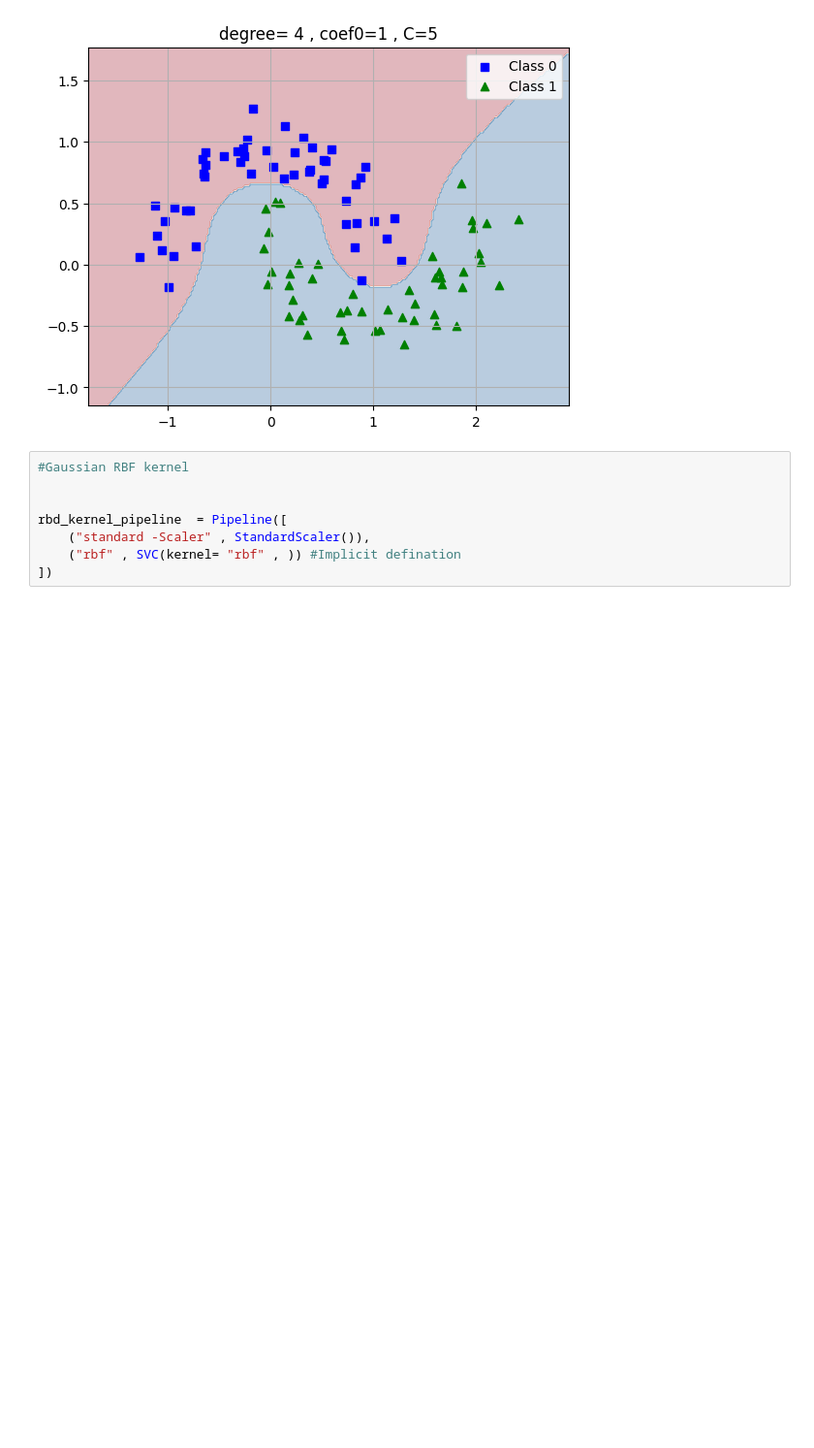
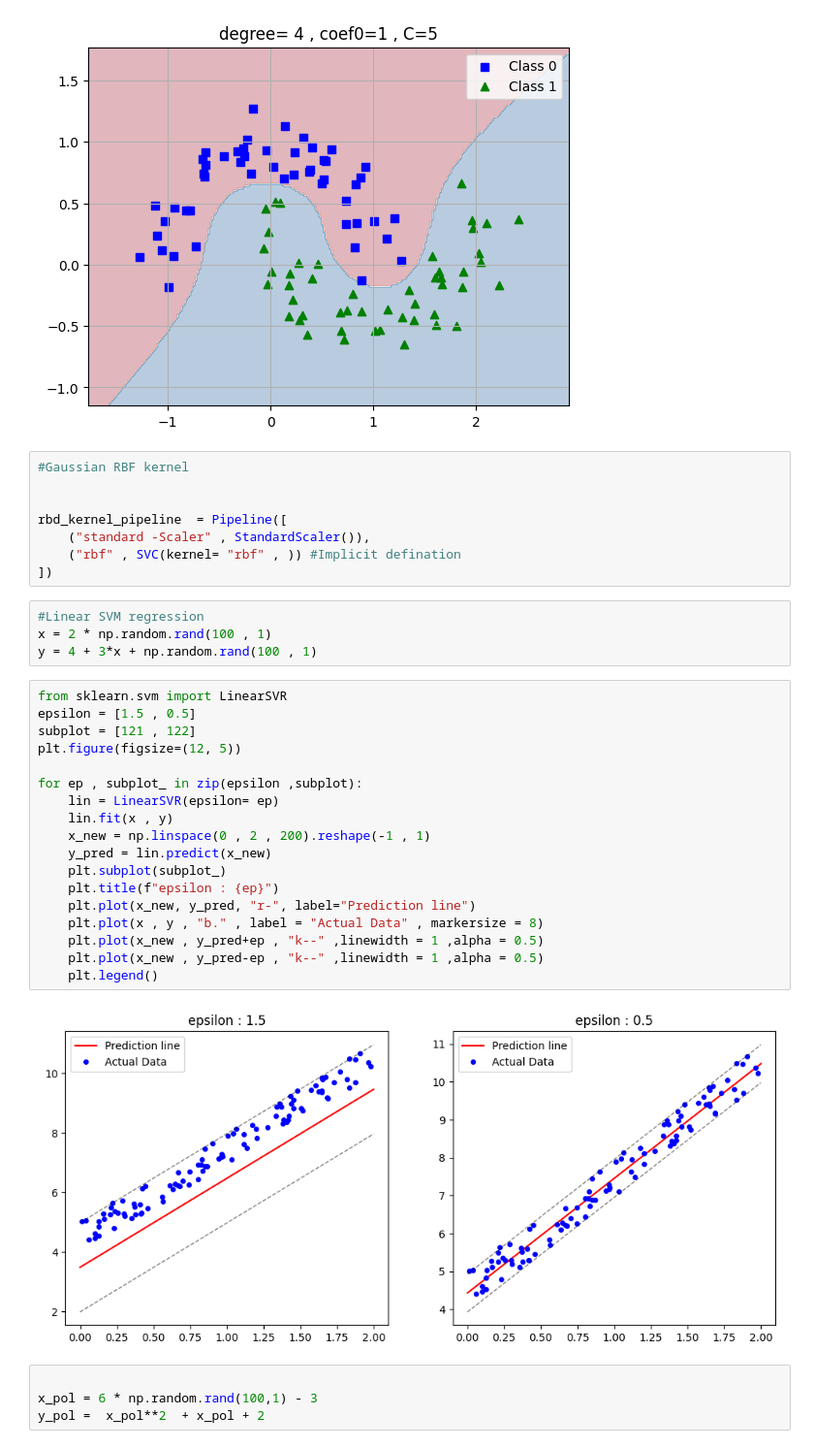
Before and after one commit to abjan90/Machine-learning, a Jupyter notebook: Supportvectormachine.ipynb, the cells around one changed output. Shown: that part at 97% size. Cells and saved outputs as stored; diff of their text form; blank space fills up the shorter version.

```diff
--- a/Supportvectormachine.ipynb
+++ b/Supportvectormachine.ipynb
@@ -138,3 +138,31 @@ rbd_kernel_pipeline  = Pipeline([
     ("standard -Scaler" , StandardScaler()),
     ("rbf" , SVC(kernel= "rbf" , )) #Implicit defination
 ])
+# %%
+#Linear SVM regression
+x = 2 * np.random.rand(100 , 1)
+y = 4 + 3*x + np.random.rand(100 , 1)
+# %%
+from sklearn.svm import LinearSVR
+epsilon = [1.5 , 0.5]
+subplot = [121 , 122]
+plt.figure(figsize=(12, 5))
+
+for ep , subplot_ in zip(epsilon ,subplot):
+    lin = LinearSVR(epsilon= ep)
+    lin.fit(x , y)
+    x_new = np.linspace(0 , 2 , 200).reshape(-1 , 1)
+    y_pred = lin.predict(x_new)
+    plt.subplot(subplot_)
+    plt.title(f"epsilon : {ep}")
+    plt.plot(x_new, y_pred, "r-", label="Prediction line")
+    plt.plot(x , y , "b." , label = "Actual Data" , markersize = 8)
+    plt.plot(x_new , y_pred+ep , "k--" ,linewidth = 1 ,alpha = 0.5)
+    plt.plot(x_new , y_pred-ep , "k--" ,linewidth = 1 ,alpha = 0.5)
+    plt.legend()
+# %% [output]
+[figure, added]
+# %%
+
+x_pol = 6 * np.random.rand(100,1) - 3
+y_pol =  x_pol**2  + x_pol + 2
```
Also changed, not shown: parts of 1 cell of this notebook.
